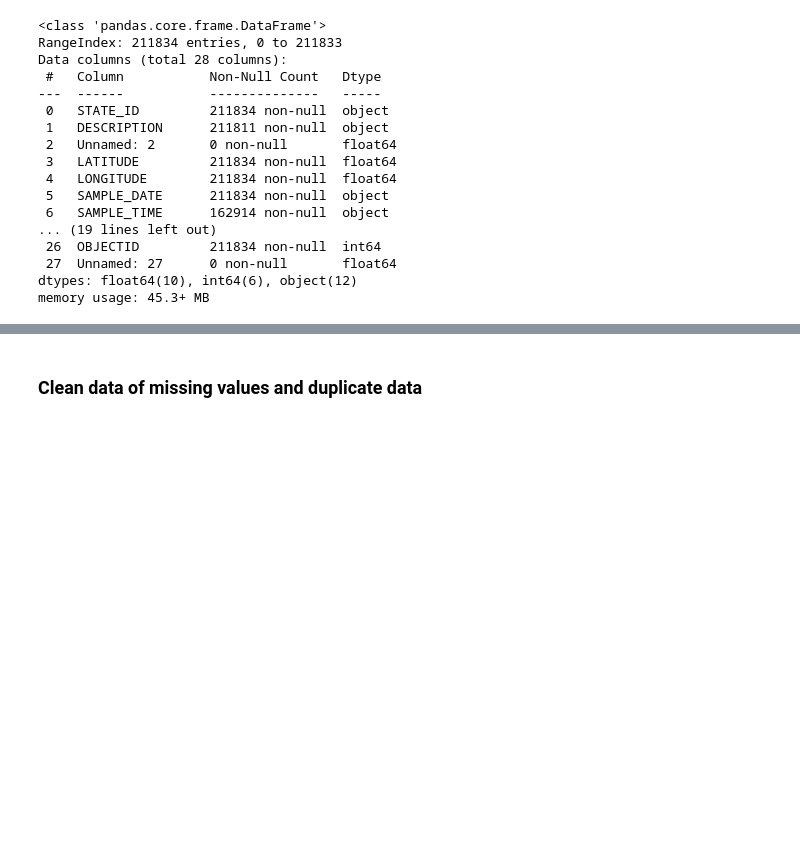
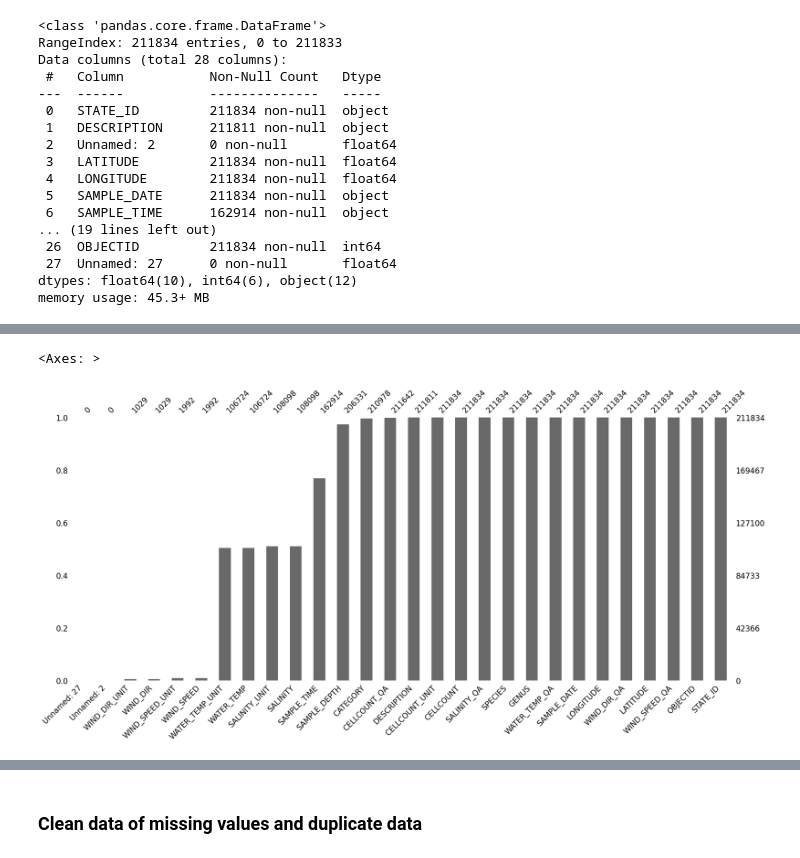
Before and after one commit to btokoli/Spotting-the-Unseen-Anomaly-Detection-in-Water-Quality-for-Early-Algal-Bloom-Warnings, a Jupyter notebook: analysis.ipynb, the cells around one changed output, grey strips where cells are left out. Saved outputs shown, nothing was run; the diff lists cells and outputs as text; code cells hidden in the pictures; blank space fills up the shorter version.

```diff
--- a/analysis.ipynb
+++ b/analysis.ipynb
@@ -43,0 +96,6 @@ memory usage: 45.3+ MB
+# %%
+#Plot of Missing data per column
+msno.bar(data, sort="ascending")
+# %% [output]
+<Axes: >
+[figure, added]
```
Also changed, not shown: parts of 9 cells of this notebook.
